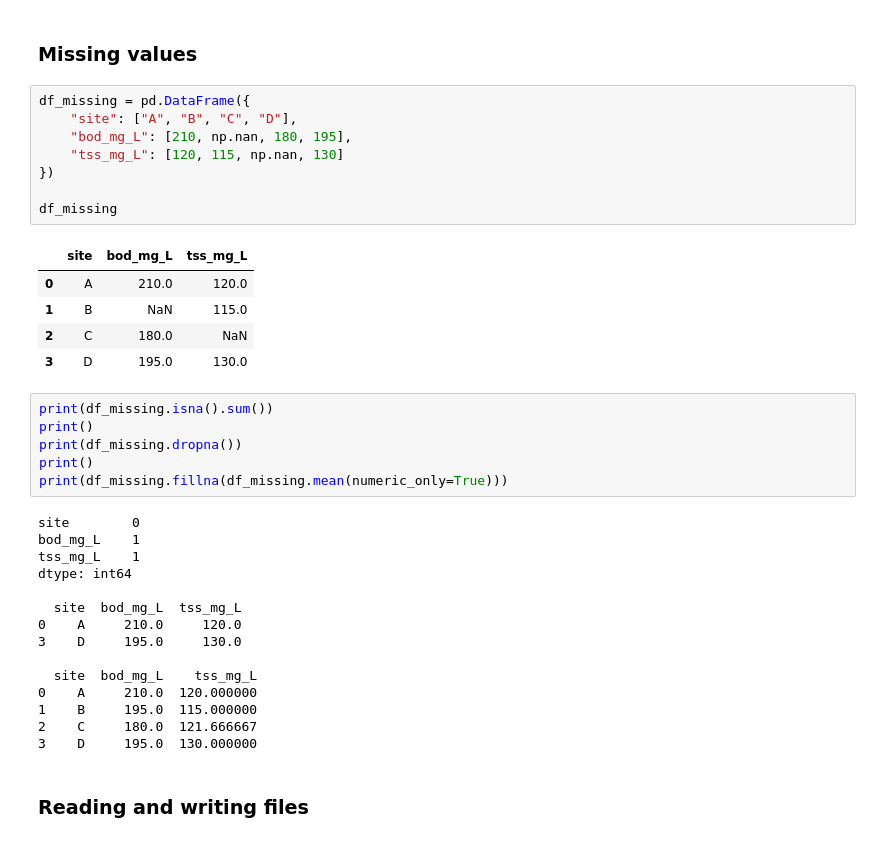
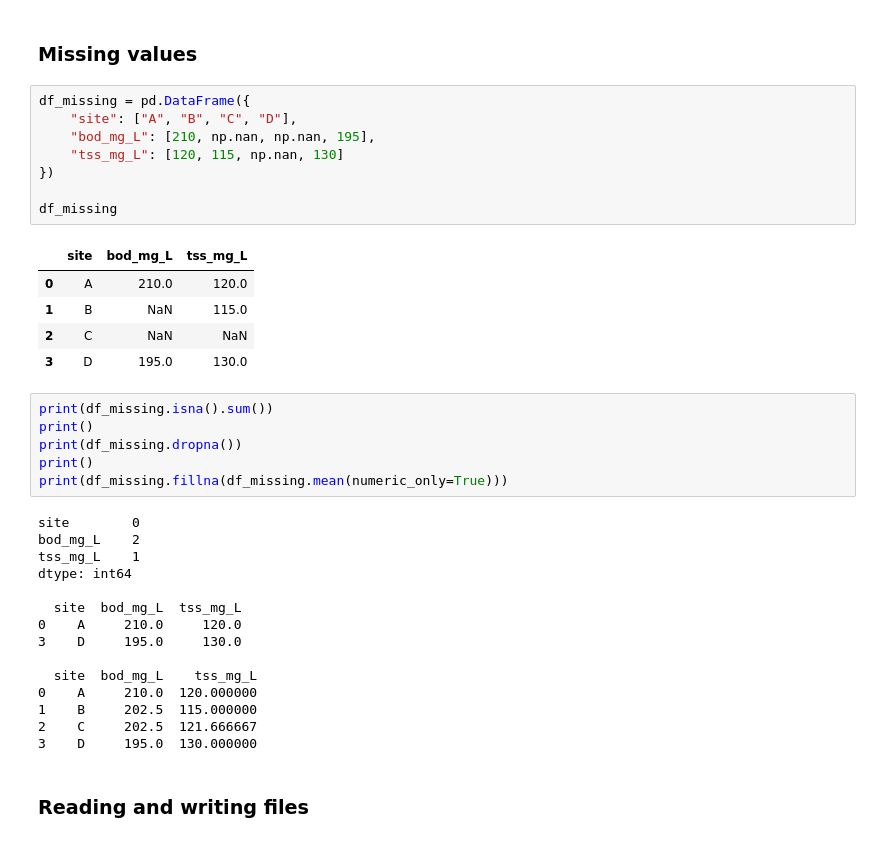
Before and after one commit to yalinli2/EnvEtools, a Jupyter notebook: course_modules/S2_NumPy_and_Pandas.ipynb, the cells around one changed output. Saved outputs shown, nothing was run; the diff lists cells and outputs as text.

```diff
--- a/course_modules/S2_NumPy_and_Pandas.ipynb
+++ b/course_modules/S2_NumPy_and_Pandas.ipynb
@@ -408,16 +444,16 @@ df2.groupby("plant").agg({
 # %%
 df_missing = pd.DataFrame({
     "site": ["A", "B", "C", "D"],
-    "bod_mg_L": [210, np.nan, 180, 195],
+    "bod_mg_L": [210, np.nan, np.nan, 195],
     "tss_mg_L": [120, 115, np.nan, 130]
 })
 
 df_missing
 # %% [output]
 |  | site | bod_mg_L | tss_mg_L |
 | 0 | A | 210.0 | 120.0 |
 | 1 | B | NaN | 115.0 |
-| 2 | C | 180.0 | NaN |
+| 2 | C | NaN | NaN |
 | 3 | D | 195.0 | 130.0 |
 # %%
 print(df_missing.isna().sum())
@@ -427,7 +463,7 @@ print()
 print(df_missing.fillna(df_missing.mean(numeric_only=True)))
 # %% [output]
 site        0
-bod_mg_L    1
+bod_mg_L    2
 tss_mg_L    1
 dtype: int64
 
@@ -437,8 +473,8 @@ dtype: int64
 
   site  bod_mg_L    tss_mg_L
 0    A     210.0  120.000000
-1    B     195.0  115.000000
-2    C     180.0  121.666667
+1    B     202.5  115.000000
+2    C     202.5  121.666667
 3    D     195.0  130.000000
 # %% [markdown]
 ### Reading and writing files
```
Also changed, not shown: parts of 20 cells of this notebook, 1 other file.
